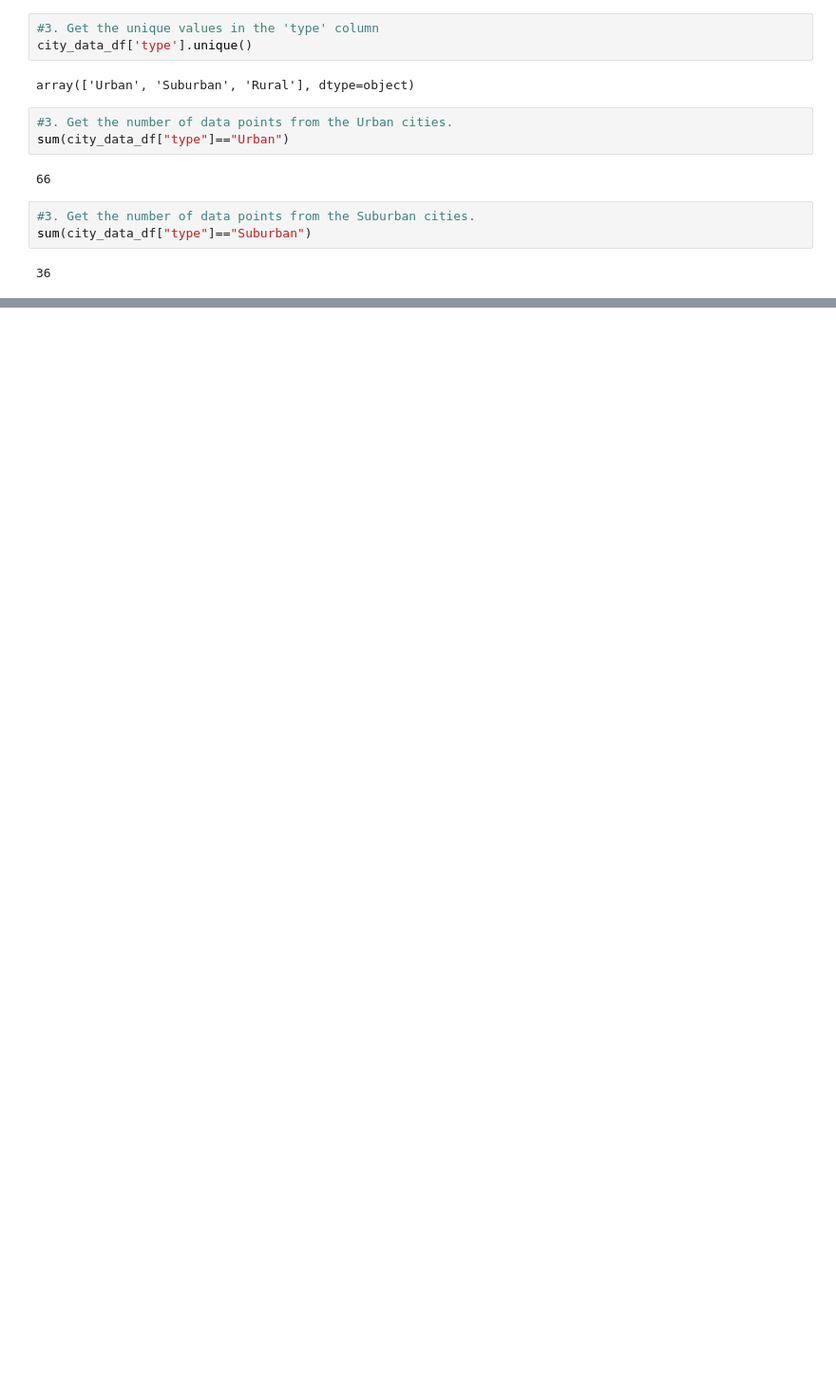
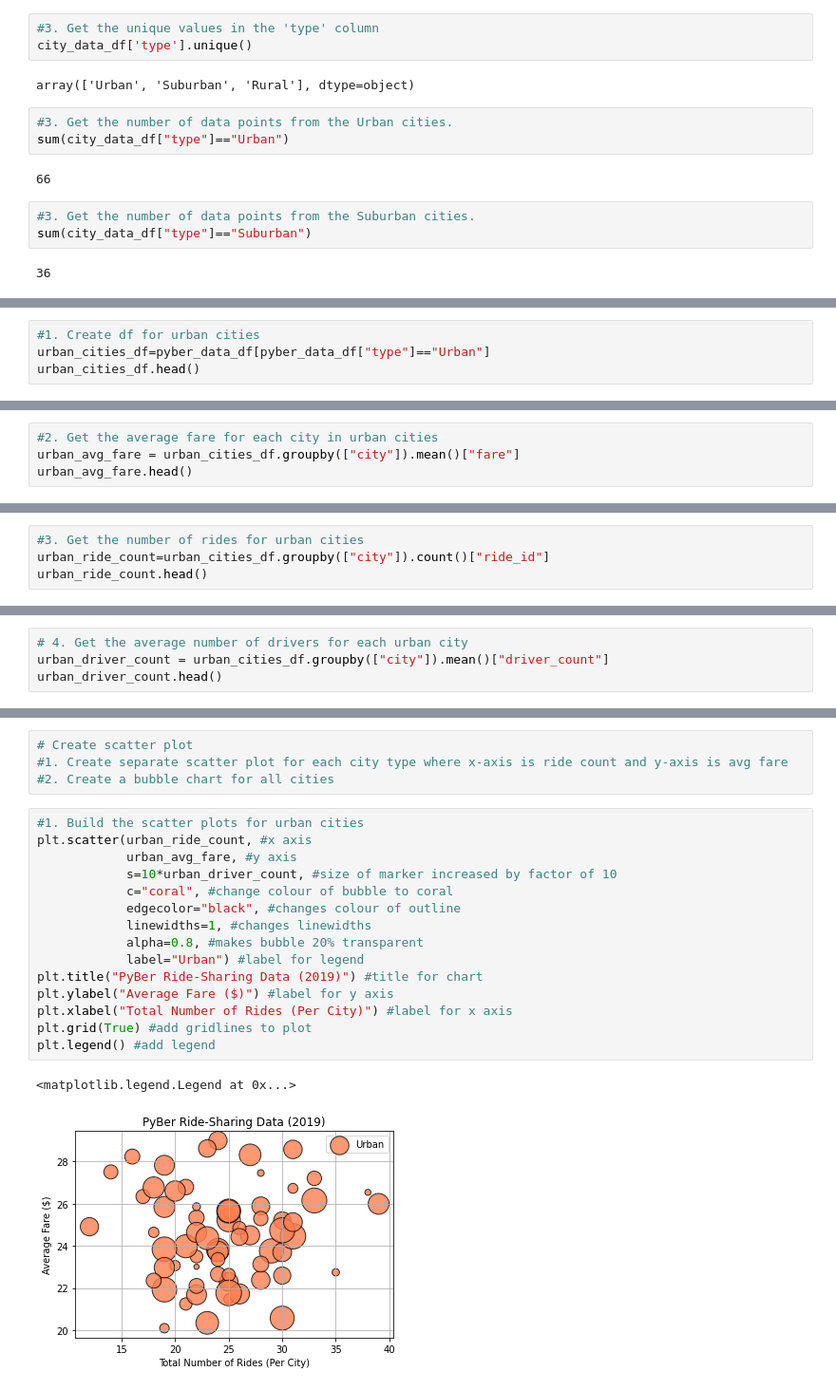
Before and after one commit to tsevi11a/PyBer_Analysis, a Jupyter notebook: PyBer.ipynb, the cells around one changed output, grey strips where cells are left out. Shown: that part at 95% size. Saved outputs shown, nothing was run; the diff lists cells and outputs as text; blank space fills up the shorter version.

```diff
--- a/PyBer.ipynb
+++ b/PyBer.ipynb
@@ -124,0 +131,4 @@ pyber_data_df.head()
+# %%
+#1. Create df for urban cities
+urban_cities_df=pyber_data_df[pyber_data_df["type"]=="Urban"]
+urban_cities_df.head()
@@ -124,0 +164,4 @@ pyber_data_df.head()
+# %%
+#2. Get the average fare for each city in urban cities
+urban_avg_fare = urban_cities_df.groupby(["city"]).mean()["fare"]
+urban_avg_fare.head()
@@ -124,0 +200,4 @@ pyber_data_df.head()
+# %%
+#3. Get the number of rides for urban cities
+urban_ride_count=urban_cities_df.groupby(["city"]).count()["ride_id"]
+urban_ride_count.head()
@@ -124,0 +236,4 @@ pyber_data_df.head()
+# %%
+# 4. Get the average number of drivers for each urban city
+urban_driver_count = urban_cities_df.groupby(["city"]).mean()["driver_count"]
+urban_driver_count.head()
@@ -124,0 +272,22 @@ pyber_data_df.head()
+# %%
+# Create scatter plot
+#1. Create separate scatter plot for each city type where x-axis is ride count and y-axis is avg fare
+#2. Create a bubble chart for all cities
+# %%
+#1. Build the scatter plots for urban cities
+plt.scatter(urban_ride_count, #x axis
+            urban_avg_fare, #y axis
+            s=10*urban_driver_count, #size of marker increased by factor of 10
+            c="coral", #change colour of bubble to coral
+            edgecolor="black", #changes colour of outline
+            linewidths=1, #changes linewidths
+            alpha=0.8, #makes bubble 20% transparent
+            label="Urban") #label for legend
+plt.title("PyBer Ride-Sharing Data (2019)") #title for chart
+plt.ylabel("Average Fare ($)") #label for y axis
+plt.xlabel("Total Number of Rides (Per City)") #label for x axis
+plt.grid(True) #add gridlines to plot
+plt.legend() #add legend
+# %% [output]
+<matplotlib.legend.Legend at 0x...>
+[figure, added]
```
Also changed, not shown: parts of 28 cells of this notebook, 1 other file.
